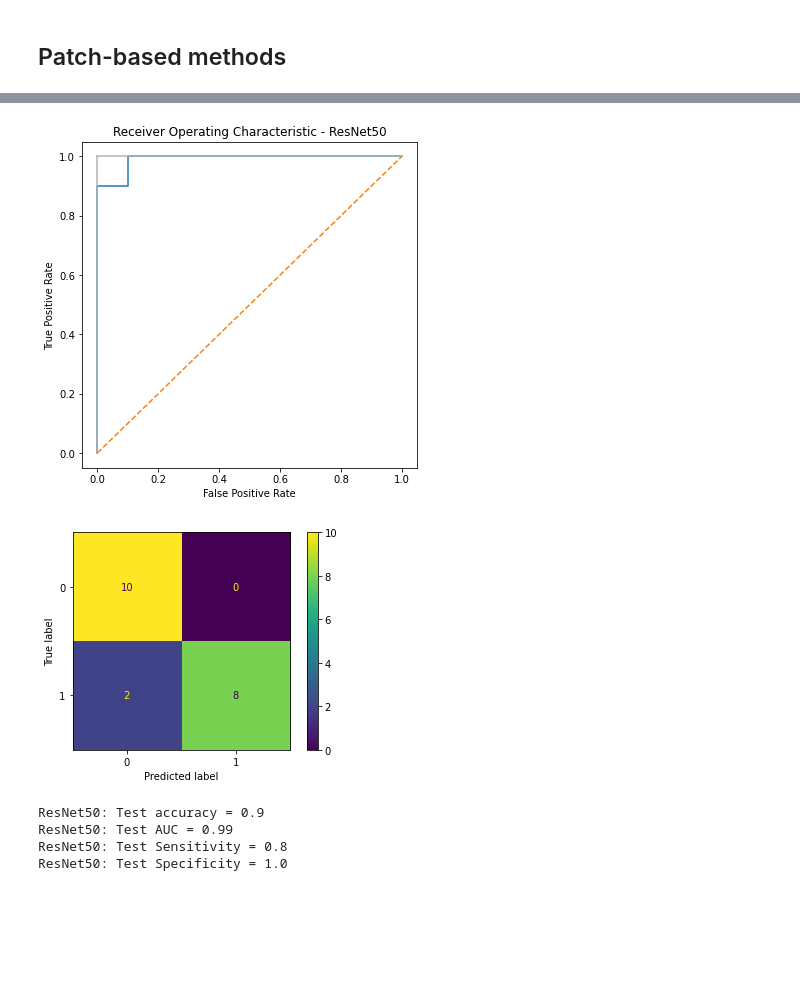
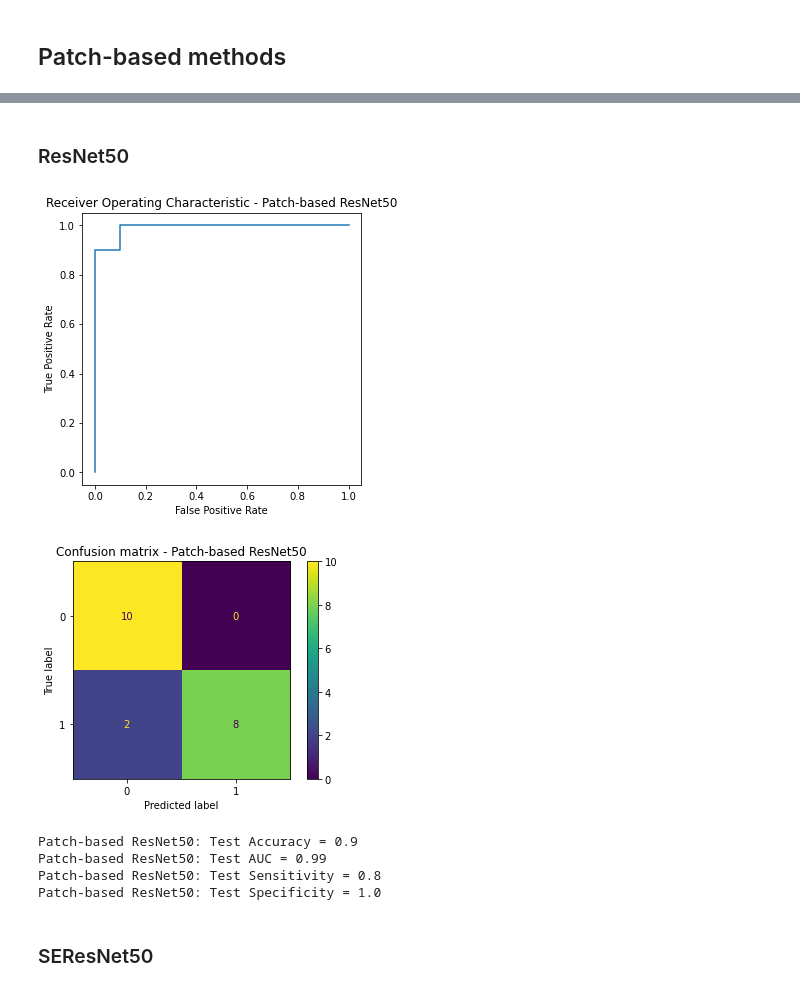
Before and after one commit to justin-bardwell/JB_AD, a Jupyter notebook: Final_Models/Results_and_metrics.ipynb, the cells around one changed output, grey strips where cells are left out. Saved outputs shown, nothing was run; the diff lists cells and outputs as text; code cells hidden in the pictures; blank space fills up the shorter version.

```diff
--- a/Final_Models/Results_and_metrics.ipynb
+++ b/Final_Models/Results_and_metrics.ipynb
@@ -35,2 +12,0 @@ roc_auc_score(y_true_test, y_pred_test)
-# %%
-false_positive_rate, true_positive_rate, threshold1 = roc_curve(y_true_test, y_pred_test)
@@ -56,10 +52,6 @@ plt.show()
 # %% [markdown]
 ## Patch-based methods
 # %%
-from sklearn.linear_model import LogisticRegression
-from sklearn.metrics import confusion_matrix
-from sklearn.metrics import plot_confusion_matrix
-
 def model_eval(model_name, model_dir):
     df = pd.read_csv(model_dir)
     df = df.pivot(index=["type", "scan_id", "actual"], columns=["patch"], values="pred")
@@ -87,11 +79,9 @@ def model_eval(model_name, model_dir):
 
     false_positive_rate, true_positive_rate, threshold1 = roc_curve(y_test, test_preds)
 
-    plt.subplots(1, figsize=(6,6))
+    plt.subplots(1, figsize=(5,5))
     plt.title('Receiver Operating Characteristic - '+model_name)
     plt.plot(false_positive_rate, true_positive_rate)
-    plt.plot([0, 1], ls="--")
-    plt.plot([0, 0], [1, 0] , c=".7"), plt.plot([1, 1] , c=".7")
     plt.ylabel('True Positive Rate')
     plt.xlabel('False Positive Rate')
     plt.show()
@@ -105,11 +95,12 @@ def model_eval(model_name, model_dir):
     test_spec = tn/(tn+fp)
 
     plot_confusion_matrix(model, x_test, y_test)
+    plt.title('Confusion matrix - '+model_name)
     plt.show()
 
 #     print(model_name + ": Train accuracy = " + str(train_acc))
 #     print(model_name + ": Train AUC = " + str(train_auroc))
-    print(model_name + ": Test accuracy = " + str(test_acc))
+    print(model_name + ": Test Accuracy = " + str(test_acc))
     print(model_name + ": Test AUC = " + str(test_auroc))
     print(model_name + ": Test Sensitivity = " + str(test_sens))
     print(model_name + ": Test Specificity = " + str(test_spec))
@@ -127,12 +129,16 @@ DenseNet121: Test Specificity = 0.7
+# %% [markdown]
+### ResNet50
 # %%
-model_eval(model_name='ResNet50', model_dir='Results/results_ResNet50.csv')
+model_eval(model_name='Patch-based ResNet50', model_dir='Results/results_ResNet50.csv')
 # %% [output]
-[figure, old version]
+[figure, new version]
-[figure, old version]
+[figure, new version]
-ResNet50: Test accuracy = 0.9
-ResNet50: Test AUC = 0.99
-ResNet50: Test Sensitivity = 0.8
-ResNet50: Test Specificity = 1.0
+Patch-based ResNet50: Test Accuracy = 0.9
+Patch-based ResNet50: Test AUC = 0.99
+Patch-based ResNet50: Test Sensitivity = 0.8
+Patch-based ResNet50: Test Specificity = 1.0
+# %% [markdown]
+### SEResNet50
 # %%
 model_eval(model_name='SEResNet50', model_dir='Results/results_ResNet50.csv')
 # %% [output]
```
Also changed, not shown: parts of 19 cells of this notebook, 1 other file.
